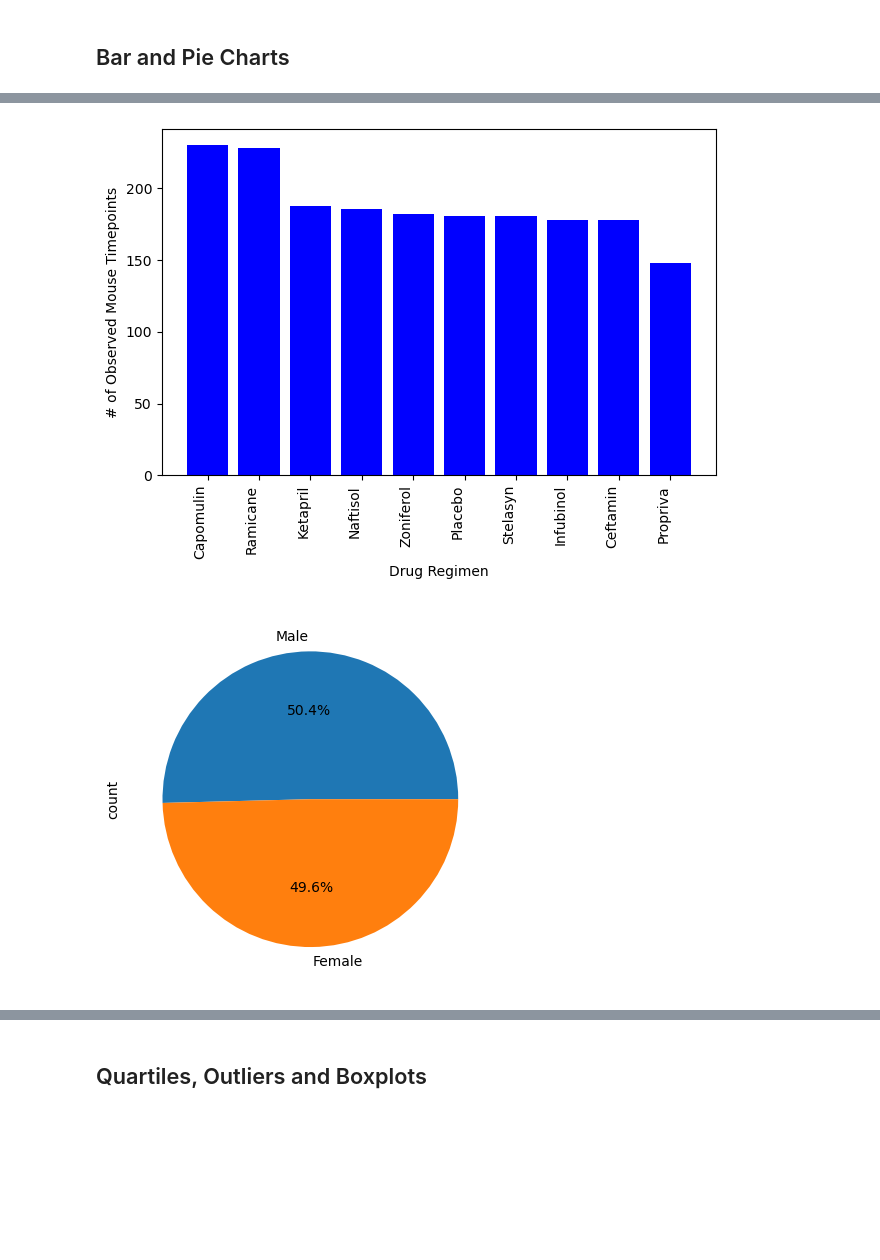
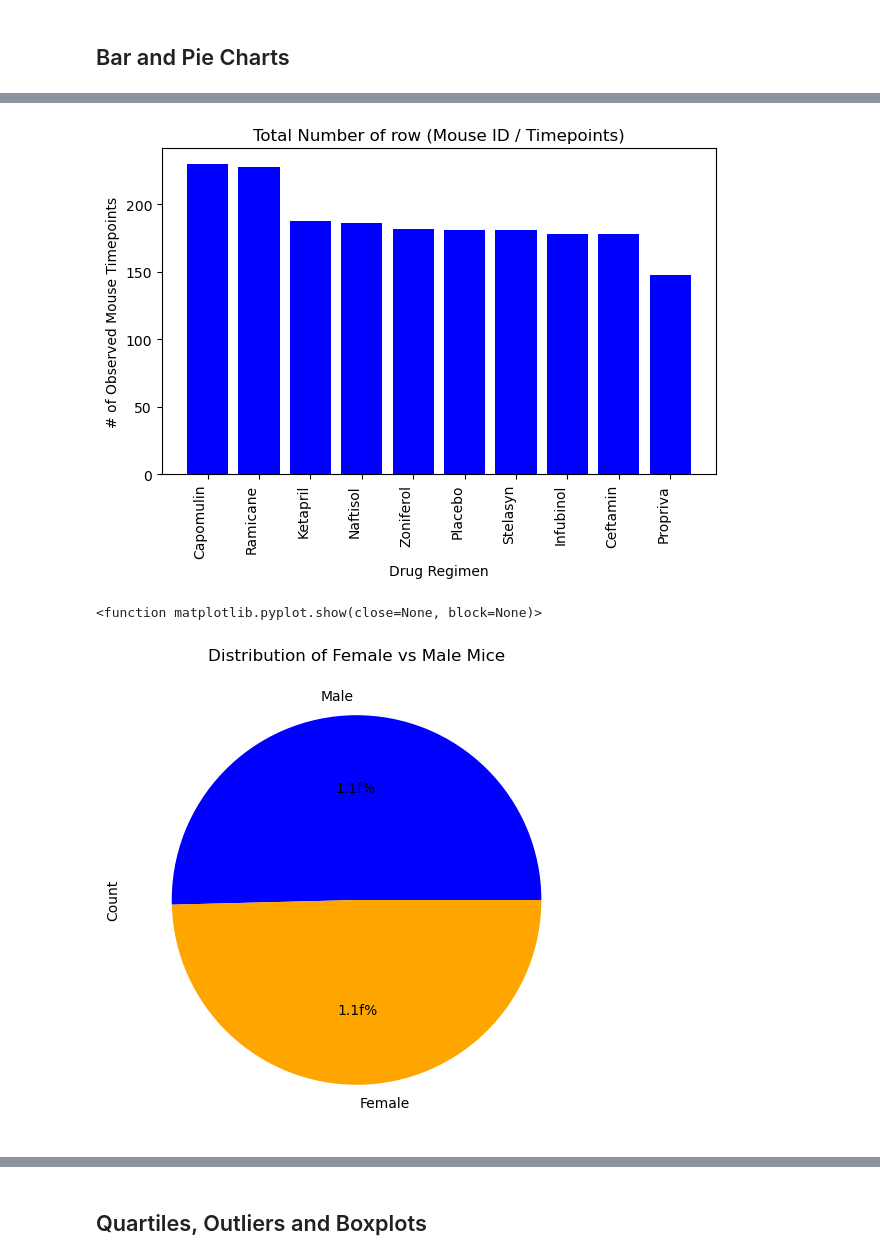
Before and after one commit to mattguy22/Matplotlib_challenge, a Jupyter notebook: Pymaceuticals/pymaceuticals_starter.ipynb, the cells around one changed output, grey strips where cells are left out. Saved outputs shown, nothing was run; the diff lists cells and outputs as text; code cells hidden in the pictures; blank space fills up the shorter version.

```diff
--- a/Pymaceuticals/pymaceuticals_starter.ipynb
+++ b/Pymaceuticals/pymaceuticals_starter.ipynb
@@ -46,12 +46,12 @@ number_mice_df
 249
 # %%
 # Our data should be uniquely identified by Mouse ID and Timepoint
-duplicate_mice_df = combined_data_dfr[combined_data_dfr.duplicated(subset=["Mouse ID", "Timepoint"], keep=False)]
+duplicate_mice = combined_data_dfr[combined_data_dfr.duplicated(subset=["Mouse ID", "Timepoint"], keep=False)]
 
 # Get the duplicate mice by ID number that shows up for Mouse ID and Timepoint.
-duplicate_mice_ids_df = duplicate_mice_df["Mouse ID"].unique
+duplicate_mice_ids = duplicate_mice["Mouse ID"].unique
 
-duplicate_mice_ids_df
+duplicate_mice_ids
 # %% [output]
 <bound method Series.unique of 908    g989
 909    g989
@@ -66,16 +66,16 @@ duplicate_mice_ids_df
 Name: Mouse ID, dtype: object>
 # %%
 # Checking duplicate_mice_ids is a list object
-duplicate_mice_ids_df = duplicate_mice_df["Mouse ID"].unique()
+duplicate_mice_ids = duplicate_mice["Mouse ID"].unique()
 
 # Get all the data for the duplicate mouse ID
-duplicate_mouse_df = combined_data_dfr[combined_data_dfr['Mouse ID'].isin(duplicate_mice_ids_df)]
+duplicate_mouse = combined_data_dfr[combined_data_dfr['Mouse ID'].isin(duplicate_mice_ids)]
 
 # Reseting the index
-duplicate_mouse_df = duplicate_mouse_df.reset_index(drop=True)
+duplicate_mouse = duplicate_mouse.reset_index(drop=True)
 
 # Display the data
-duplicate_mouse_df
+duplicate_mouse
 # %% [output]
 |  | Mouse ID | Timepoint | Tumor Volume (mm3) | Metastatic Sites | Drug Regimen | Sex | Age_months | ... |
 | 0 | g989 | 0 | 45.000000 | 0 | Propriva | Female | 21 | ... |
@@ -93,7 +93,7 @@ duplicate_mouse_df
 | 12 | g989 | 35 | 62.570880 | 2 | Propriva | Female | 21 | ... |
 # %%
 # Create a clean DataFrame by dropping the duplicate mouse by its ID.
-clean_df = combined_data_dfr[~combined_data_dfr["Mouse ID"].isin(duplicate_mice_ids_df)]
+clean_df = combined_data_dfr[~combined_data_dfr["Mouse ID"].isin(duplicate_mice_ids)]
 
 #Resets the index of the new clean_df data frame it looks cleaner
 clean_df = clean_df.reset_index(drop=True)
@@ -195,8 +196,9 @@ plt.show()
 # Generate a bar plot showing the total number of rows (Mouse ID/Timepoints) for each drug regimen using pyplot.
 regimen_counts = clean_df["Drug Regimen"].value_counts()
 
-#Creates a bar plot
+#Formats and Creates a bar plot
 plt.bar(regimen_counts.index, regimen_counts.values, color="blue")
+plt.title("Total Number of row (Mouse ID / Timepoints)")
 plt.xlabel("Drug Regimen")
 plt.ylabel("# of Observed Mouse Timepoints")
 plt.tight_layout()
@@ -207,15 +209,25 @@ plt.tight_layout()
 
 plt.show()
 # %% [output]
-[figure, old version]
+[figure, new version]
 # %%
 # Generate a pie chart, using Pandas, showing the distribution of unique female versus male mice used in the study
+unique_mice_gender = clean_df[["Mouse ID", "Sex"]].drop_duplicates()["Sex"].value_counts()
 
 # Get the unique mice with their gender
-
+unique_mice_gender.plot(
+    kind="pie",
+    title = "Distribution of Female vs Male Mice",
+    autopct="1.1f%%",
+    figsize=(6, 6),
+    ylabel="Count",
+    colors=["blue", "orange"]
+)
 
 # Make the pie chart
+plt.show
 # %% [output]
+<function matplotlib.pyplot.show(close=None, block=None)>
-[figure, old version]
+[figure, new version]
 # %%
 # Generate a pie chart, using pyplot, showing the distribution of unique female versus male mice used in the study
```
Also changed, not shown: parts of 15 cells of this notebook, 1 other file.
